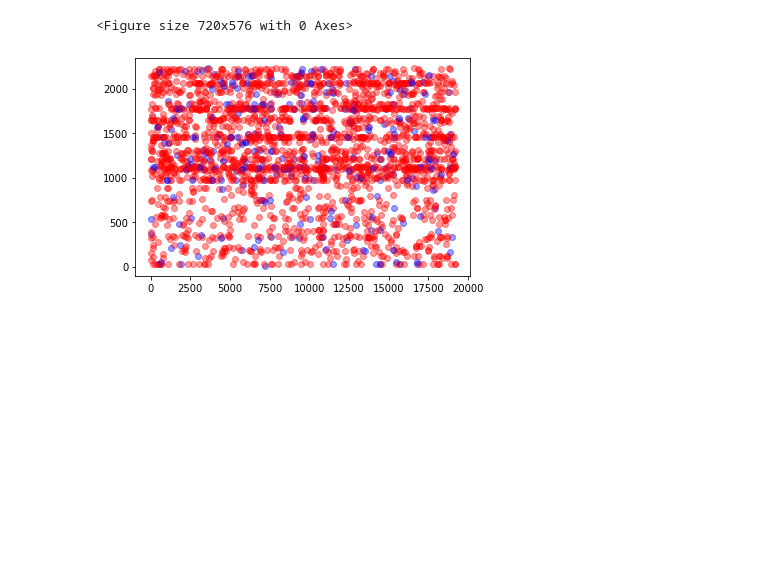
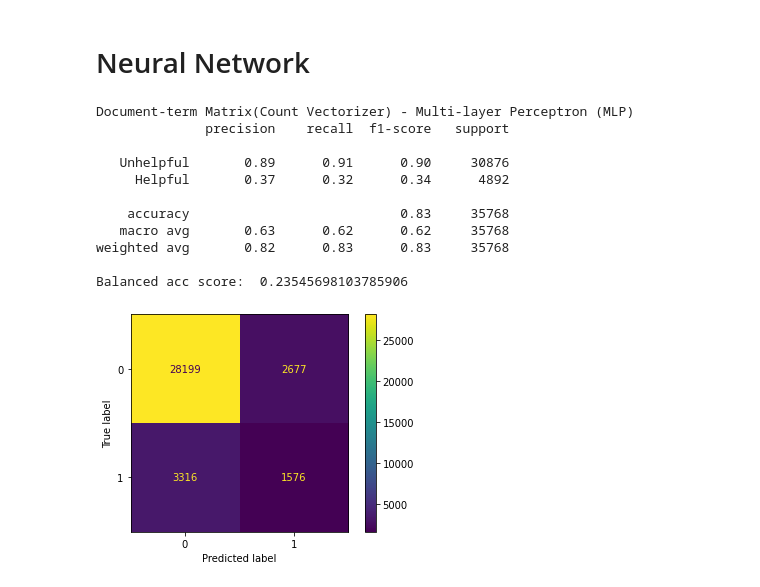
Before and after one commit to AndreasPB/aa-final-project-stuff, a Jupyter notebook: src/2_train/term_matrix.ipynb, the cells around one changed output. Cells and saved outputs as stored; diff of their text form; code cells hidden in the pictures; blank space fills up the shorter version.

```diff
--- a/src/2_train/term_matrix.ipynb
+++ b/src/2_train/term_matrix.ipynb
@@ -64,18 +90,25 @@ weighted avg       0.87      0.88      0.87      6395
-# %%
-plt.figure(figsize=(10, 8))# Plotting our two-features-space
-mtrx_dict = term_matrix_train.todok()
-xy = list(mtrx_dict.keys())
-
-colors=["#FF0000", "#0000FF"]
-
-fig = plt.figure()
-ax = fig.add_subplot()
-
-LIMIT = 2500
-data = random.sample(list(zip(xy, y_train)), LIMIT)
-for i in range(len(data)):
-    ax.scatter(x=data[i][0][0], y=data[i][0][1], color=colors[data[i][1]], alpha=0.4)
-plt.show()
-# %% [output]
-<Figure size 720x576 with 0 Axes>
-[figure, removed]
+# %% [markdown]
+# Neural Network
+# %%
+from sklearn.neural_network import MLPClassifier
+
+# Using lbfgs over adam as it is much faster on smaller datasets(1min vs 6min(42k samples on M1 macbook air))
+clf = MLPClassifier(solver='lbfgs', alpha=1e-5, hidden_layer_sizes=(100,), max_iter=500, random_state=1)
+
+clf.fit(term_matrix_train, y_train)
+y_test_pred = clf.predict(term_matrix_test)
+# %%
+summary_report(y_test, y_test_pred, "Document-term Matrix(Count Vectorizer) - Multi-layer Perceptron (MLP)")
+# %% [output]
+Document-term Matrix(Count Vectorizer) - Multi-layer Perceptron (MLP)
+              precision    recall  f1-score   support
+
+   Unhelpful       0.89      0.91      0.90     30876
+     Helpful       0.37      0.32      0.34      4892
+
+    accuracy                           0.83     35768
+   macro avg       0.63      0.62      0.62     35768
+weighted avg       0.82      0.83      0.83     35768
+
+Balanced acc score:  0.23545698103785906
+[figure, added]
```
Also changed, not shown: parts of 8 cells of this notebook, 4 other files.
